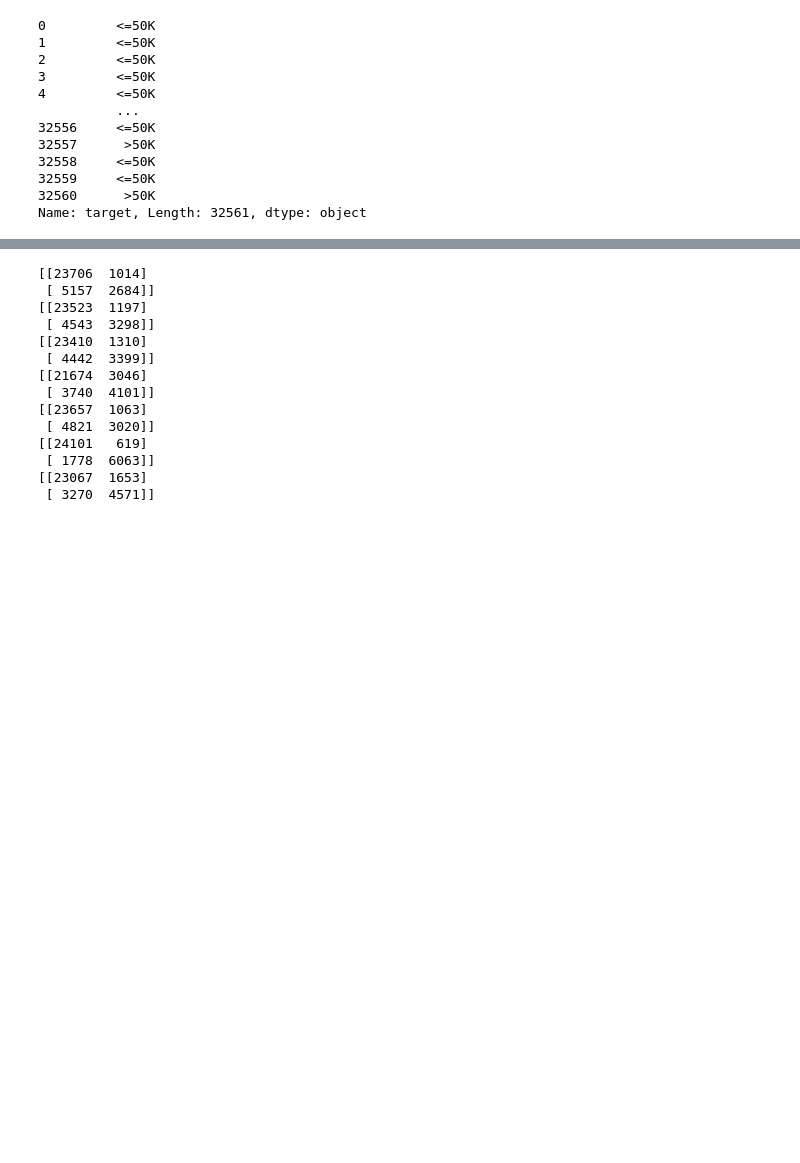
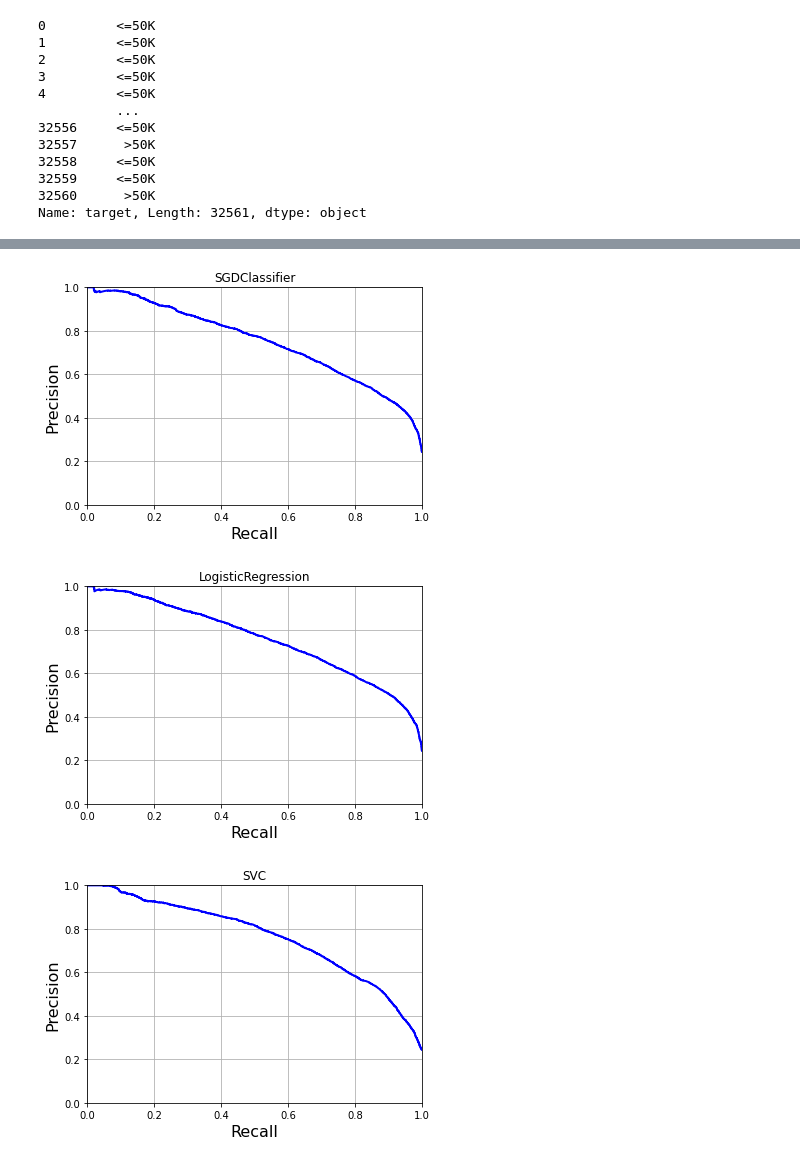
Before and after one commit to caiomts/infamous-ml-projects, a Jupyter notebook: notebooks/adult_classifier.ipynb, the cells around one changed output, grey strips where cells are left out. Saved outputs shown, nothing was run; the diff lists cells and outputs as text; code cells hidden in the pictures; blank space fills up the shorter version.

```diff
--- a/notebooks/adult_classifier.ipynb
+++ b/notebooks/adult_classifier.ipynb
@@ -542,11 +544,3 @@ full_pipe = ColumnTransformer([
 # %%
 label_encode = LabelBinarizer()
 y = label_encode.fit_transform(y)
-# %%
-X = cat_transform(X)
-# numerical
-num_att = list(X.loc[:,list(X.dtypes != 'object')].columns)
-# categorical
-cat_att = list(X.loc[:,list(X.dtypes == 'object')].columns)
-# Pipeline
-X = full_pipe.fit_transform(X)
@@ -560,22 +554,13 @@ X = full_pipe.fit_transform(X)
 * Random Forest
 * Kneighbors
 # %%
-rdg_model = RidgeClassifier()
-sgdc_model = SGDClassifier()
-logit_model = LogisticRegression(solver='liblinear')
-bnb_model = BernoulliNB()
-svc_model = SVC()
-rflorest_model = RandomForestClassifier()
-kn_model = KNeighborsClassifier()
+sgdc_clf = SGDClassifier() #df
+logit_clf = LogisticRegression(solver='liblinear') # df
+svc_clf = SVC(random_state=0) #df
+rf_clf = RandomForestClassifier(random_state=0) #prob
+kn_clf = KNeighborsClassifier() #prob
 
-models = [rdg_model, sgdc_model, logit_model, bnb_model, svc_model, rflorest_model, kn_model]
+models = [sgdc_clf, logit_clf, svc_clf, rf_clf, kn_clf]
 
 for model in models:
-    model.fit(X, np.ravel(y))
+    model.fit(X.toarray(), np.ravel(y))
-# %%
-predictions = []
-for model in models:
-    predictions.append(model.predict(X))
-# %%
-for model in models:
-    plot_precision_recall_curve(model, X, np.ravel(y))
@@ -590,18 +567,16 @@ for model in models:
-# %%
-for predic in predictions:
-    print(confusion_matrix(y, predic))
-# %% [output]
-[[23706  1014]
- [ 5157  2684]]
-[[23523  1197]
- [ 4543  3298]]
-[[23410  1310]
- [ 4442  3399]]
-[[21674  3046]
- [ 3740  4101]]
-[[23657  1063]
- [ 4821  3020]]
-[[24101   619]
- [ 1778  6063]]
-[[23067  1653]
- [ 3270  4571]]
+# %%
+for model in models[:3]:
+    y_scores = cross_val_predict(model, X.toarray(), np.ravel(y), cv=3,
+                                 method='decision_function')
+    precisions, recalls, thresholds = precision_recall_curve(np.ravel(y), y_scores)
+    plt.plot(recalls, precisions, "b-", linewidth=2)
+    plt.xlabel("Recall", fontsize=16)
+    plt.ylabel("Precision", fontsize=16)
+    plt.title(model.__class__.__name__)
+    plt.axis([0, 1, 0, 1])
+    plt.grid(True)
+    plt.show()
+# %% [output]
+[figure, added]
+[figure, added]
+[figure, added]
```
Also changed, not shown: parts of 41 cells of this notebook.
